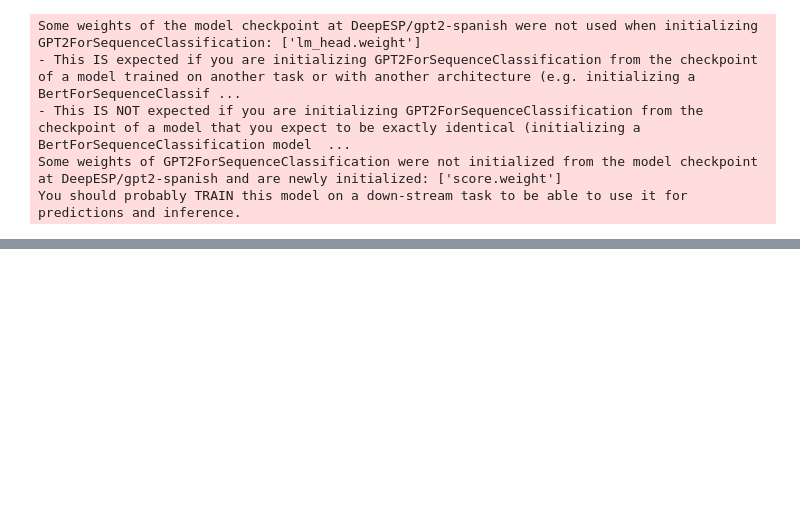
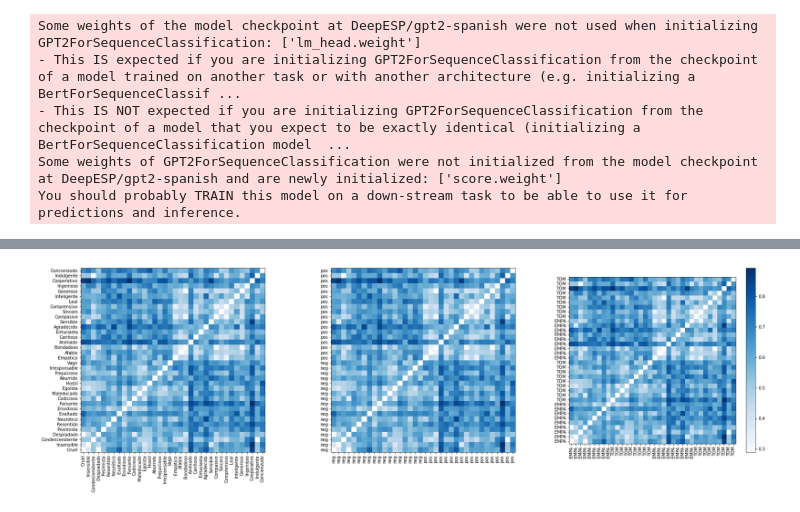
Before and after one commit to nmningmei/Deep_learning_fMRI_EEG, a Jupyter notebook: 5_7_extract_features_from_sentences.ipynb, the cells around one changed output, grey strips where cells are left out. Saved outputs shown, nothing was run; the diff lists cells and outputs as text; code cells hidden in the pictures; blank space fills up the shorter version.

```diff
--- a/5_7_extract_features_from_sentences.ipynb
+++ b/5_7_extract_features_from_sentences.ipynb
@@ -273,0 +280,13 @@ _ = ax.set_xticklabels(stimuli_table['Condition'],rotation = 90)
+# %%
+try:
+    import fasttext
+except:
+    !pip install fasttext
+    import fasttext
+!wget https://dl.fbaipublicfiles.com/fasttext/vectors-crawl/cc.es.300.bin.gz
+!gunzip cc.es.300.bin.gz
+!rm cc.es.300.bin.gz
+
+model = fasttext.load_model(ft)
+
+!rm cc.es.300.bin
@@ -273,0 +304,2 @@ _ = ax.set_xticklabels(stimuli_table['Condition'],rotation = 90)
+# %%
+vecs = np.array([model[item.lower()] for item in stimuli_table['Concept']])
@@ -273,0 +309,39 @@ _ = ax.set_xticklabels(stimuli_table['Condition'],rotation = 90)
+# %%
+RDM = SD.squareform(SD.pdist(vecs - vecs.mean(1).reshape(-1,1),'cosine'))
+np.fill_diagonal(RDM,np.nan)
+# %%
+fig,axes = plt.subplots(figsize = (10 * 3,8),
+                        ncols = 3)
+vmax = None
+ax = axes.flatten()[0]
+im = ax.imshow(RDM,
+               origin = "lower",
+               cmap = plt.cm.Blues,
+               vmax = vmax)
+_ = ax.set(xticks = np.arange(RDM.shape[0]),
+           yticks = np.arange(RDM.shape[1]),
+           yticklabels = stimuli_table['Concept'],)
+_ = ax.set_xticklabels(stimuli_table['Concept'],rotation = 90)
+
+ax = axes.flatten()[1]
+im = ax.imshow(RDM,
+               origin = "lower",
+               cmap = plt.cm.Blues,
+               vmax = vmax)
+_ = ax.set(xticks = np.arange(RDM.shape[0]),
+           yticks = np.arange(RDM.shape[1]),
+           yticklabels = stimuli_table['Likableness'],)
+_ = ax.set_xticklabels(stimuli_table['Likableness'],rotation = 90)
+
+ax = axes.flatten()[2]
+im = ax.imshow(RDM,
+               origin = "lower",
+               cmap = plt.cm.Blues,
+               vmax = vmax)
+plt.colorbar(im)
+_ = ax.set(xticks = np.arange(RDM.shape[0]),
+           yticks = np.arange(RDM.shape[1]),
+           yticklabels = stimuli_table['Condition'],)
+_ = ax.set_xticklabels(stimuli_table['Condition'],rotation = 90)
+# %% [output]
+[figure, added]
```
Also changed, not shown: parts of 14 cells of this notebook.
